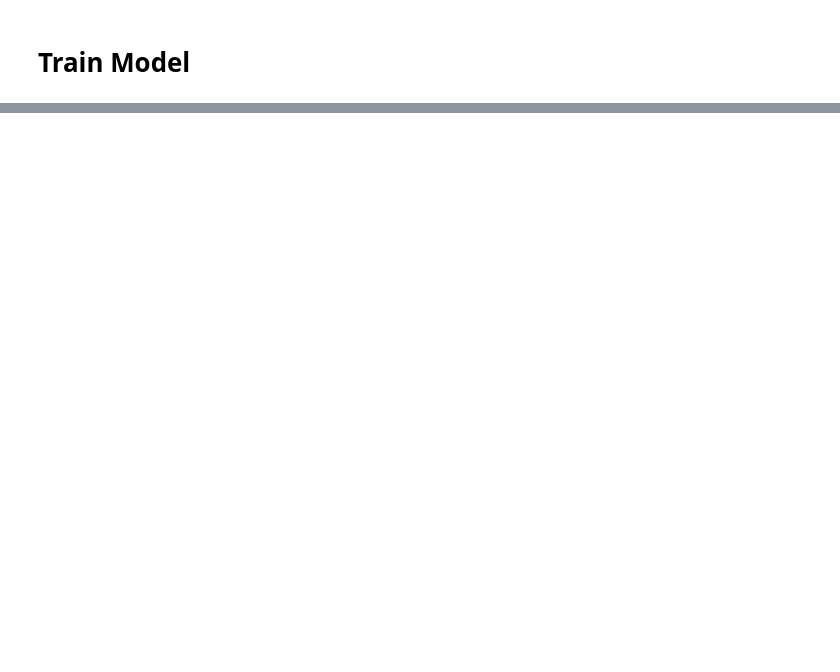
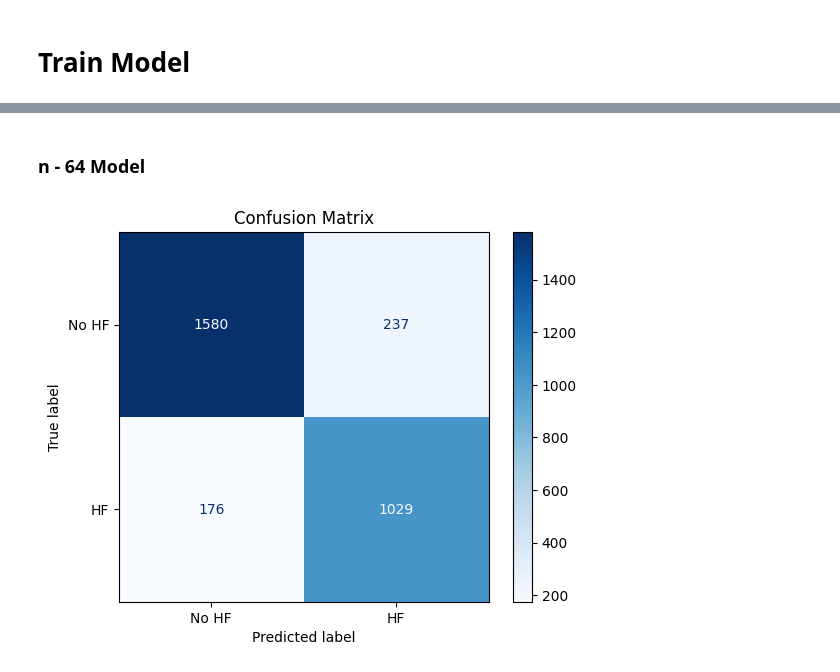
Before and after one commit to AshanMSilva/Early-Heart-Failure-Detection-via-AI-and-ECG, a Jupyter notebook: residual_1d_cnn.ipynb, the cells around one changed output, grey strips where cells are left out. Drawn from its saved outputs; the diff is of its cells as text; code cells hidden in the pictures; blank space fills up the shorter version.

```diff
--- a/residual_1d_cnn.ipynb
+++ b/residual_1d_cnn.ipynb
@@ -220,0 +770,15 @@ Val loss and metrics: [0.3084995448589325, 0.8749172687530518, 0.882516205310821
+# %% [markdown]
+### n - 64 Model
+# %%
+model_64 = load_model('ResidualCNN_FeatureExtractor_64.h5')
+# %%
+y_probs_64 = model_64.predict(X_test, verbose=0)
+y_pred_64 = (y_probs_64 >= 0.5).astype(int).flatten()
+# %%
+cm_64 = confusion_matrix(y_test, y_pred_64)
+disp_64 = ConfusionMatrixDisplay(confusion_matrix=cm_64, display_labels=['No HF', 'HF'])
+disp_64.plot(cmap=plt.cm.Blues)
+plt.title("Confusion Matrix")
+plt.show()
+# %% [output]
+[figure, added]
```
Also changed, not shown: parts of 160 cells of this notebook, 16 other files.
